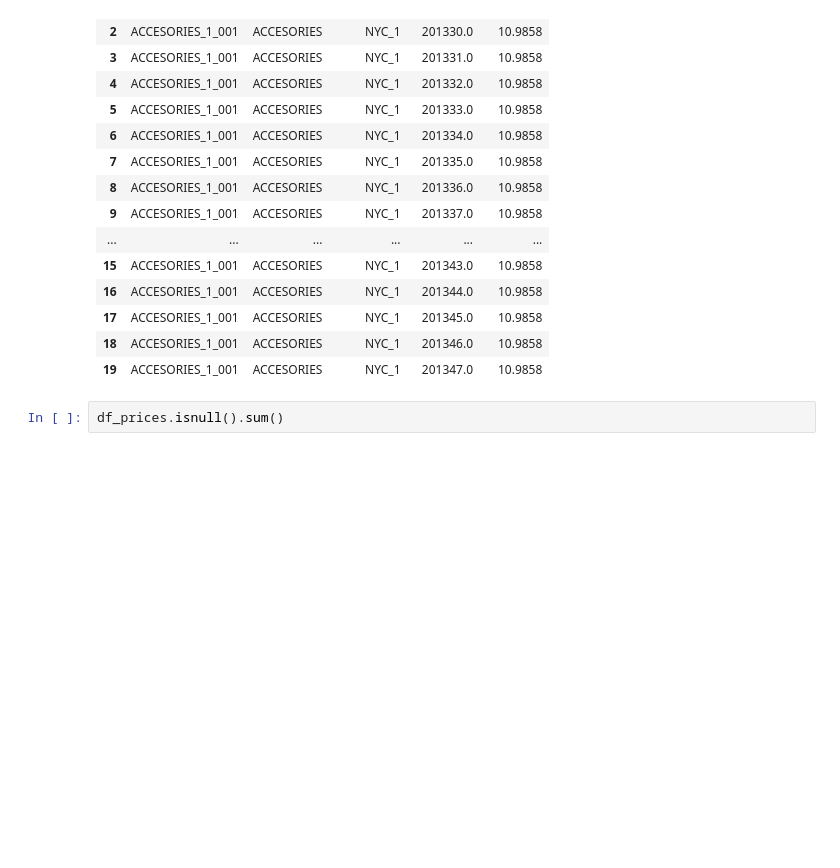
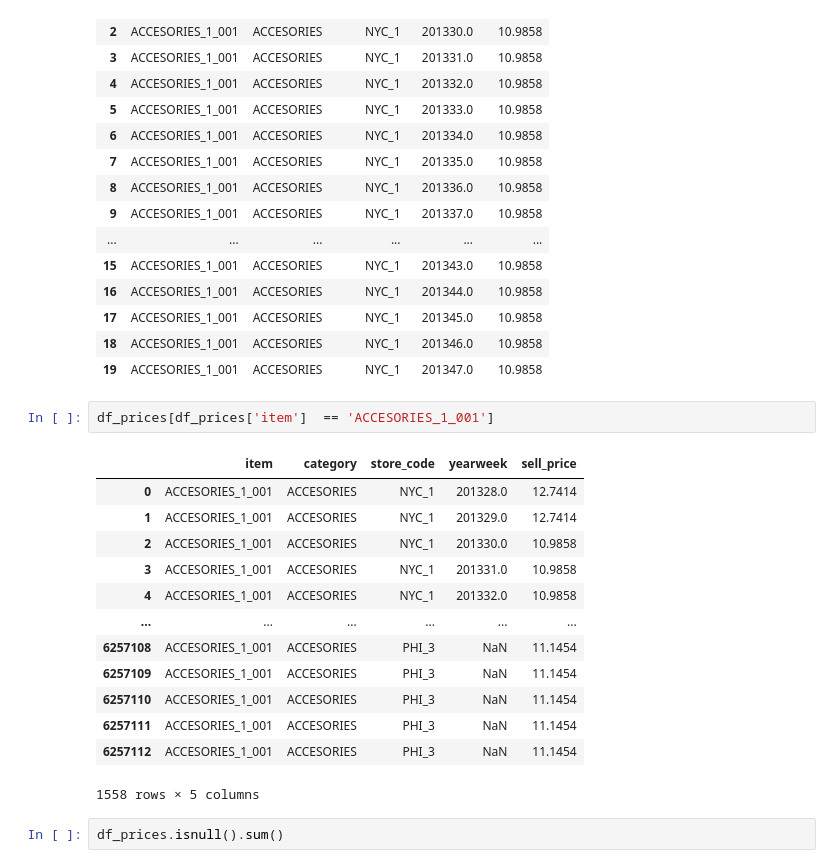
Before and after one commit to Tury05/Capstone-Master-Data-Science, a Jupyter notebook: initial_preproc.ipynb, the cells around one changed output. Saved outputs shown, nothing was run; the diff lists cells and outputs as text; blank space fills up the shorter version.

```diff
--- a/initial_preproc.ipynb
+++ b/initial_preproc.ipynb
@@ -220,6 +223,22 @@ df_prices.head(20)
 | 17 | ACCESORIES_1_001 | ACCESORIES | NYC_1 | 201345.0 | 10.9858 |
 | 18 | ACCESORIES_1_001 | ACCESORIES | NYC_1 | 201346.0 | 10.9858 |
 | 19 | ACCESORIES_1_001 | ACCESORIES | NYC_1 | 201347.0 | 10.9858 |
+# %%
+df_prices[df_prices['item']  == 'ACCESORIES_1_001']
+# %% [output]
+|  | item | category | store_code | yearweek | sell_price |
+| 0 | ACCESORIES_1_001 | ACCESORIES | NYC_1 | 201328.0 | 12.7414 |
+| 1 | ACCESORIES_1_001 | ACCESORIES | NYC_1 | 201329.0 | 12.7414 |
+| 2 | ACCESORIES_1_001 | ACCESORIES | NYC_1 | 201330.0 | 10.9858 |
+| 3 | ACCESORIES_1_001 | ACCESORIES | NYC_1 | 201331.0 | 10.9858 |
+| 4 | ACCESORIES_1_001 | ACCESORIES | NYC_1 | 201332.0 | 10.9858 |
+| ... | ... | ... | ... | ... | ... |
+| 6257108 | ACCESORIES_1_001 | ACCESORIES | PHI_3 | NaN | 11.1454 |
+| 6257109 | ACCESORIES_1_001 | ACCESORIES | PHI_3 | NaN | 11.1454 |
+| 6257110 | ACCESORIES_1_001 | ACCESORIES | PHI_3 | NaN | 11.1454 |
+| 6257111 | ACCESORIES_1_001 | ACCESORIES | PHI_3 | NaN | 11.1454 |
+| 6257112 | ACCESORIES_1_001 | ACCESORIES | PHI_3 | NaN | 11.1454 |
+1558 rows × 5 columns
 # %%
 df_prices.isnull().sum()
 # %% [output]
```
Also changed, not shown: parts of 11 cells of this notebook, 1 other file.
